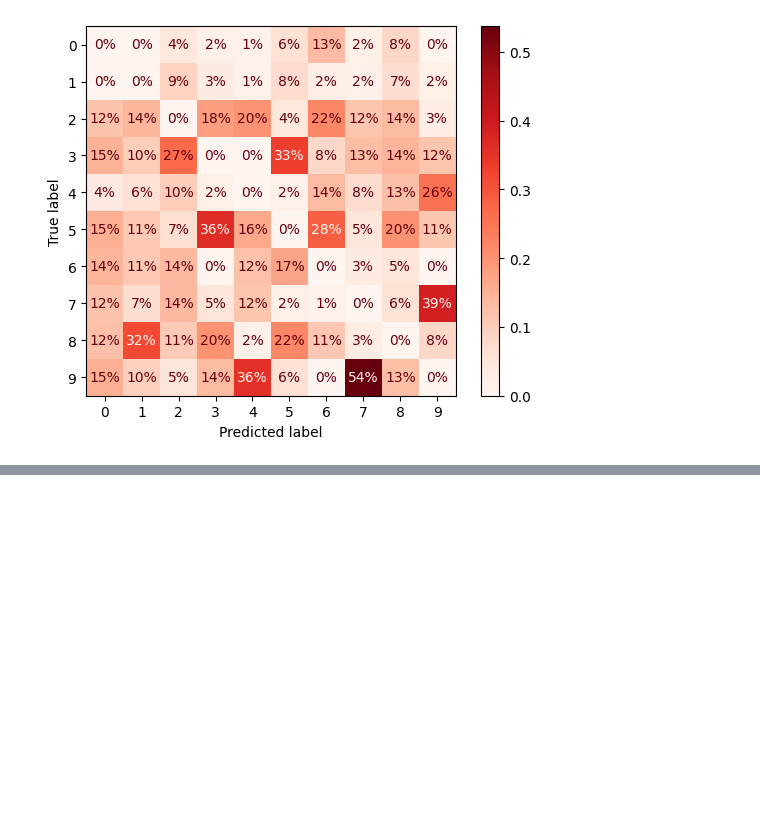
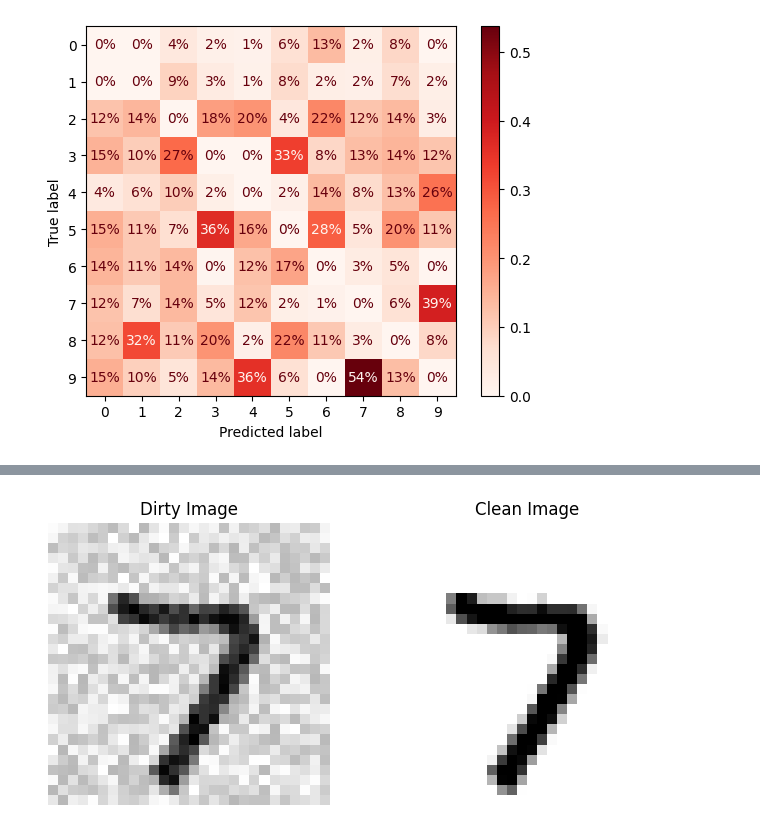
Before and after one commit to sunodmongia/MNIST, a Jupyter notebook: mnist.ipynb, the cells around one changed output, grey strips where cells are left out. Cells and saved outputs as stored; diff of their text form; code cells hidden in the pictures; blank space fills up the shorter version.

```diff
--- a/mnist.ipynb
+++ b/mnist.ipynb
@@ -598,0 +651,8 @@ X_bb = X_train[(y_train == cl_b) & (y_train_pred == cl_b)]
+# %%
+np.random.seed(42)
+noise = np.random.randint(0, 100, (len(X_train), 784))
+X_train_mod = X_train + noise
+noise = np.random.randint(0, 100, (len(X_test), 784))
+X_test_mod = X_test + noise
+y_train_mod = X_train
+y_test_mod = X_test
@@ -598,0 +663,14 @@ X_bb = X_train[(y_train == cl_b) & (y_train_pred == cl_b)]
+# %%
+plt.figure(figsize=(8,7))
+
+plt.subplot(1,2,1)
+plot_digits(X_test_mod[0])
+plt.title("Dirty Image")
+
+plt.subplot(1,2,2)
+plot_digits(y_test_mod[0])
+plt.title("Clean Image")
+
+plt.show()
+# %% [output]
+[figure, added]
```
Also changed, not shown: parts of 14 cells of this notebook, 1 other file.
